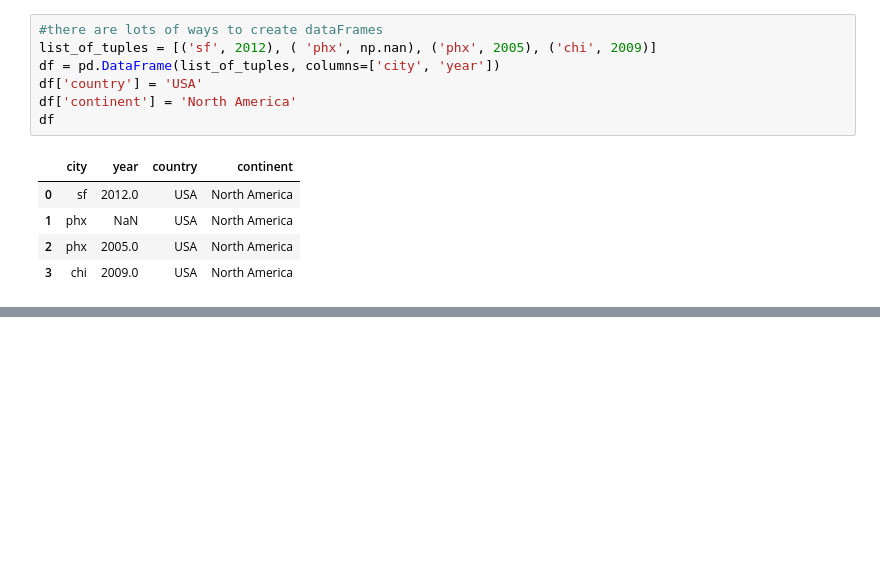
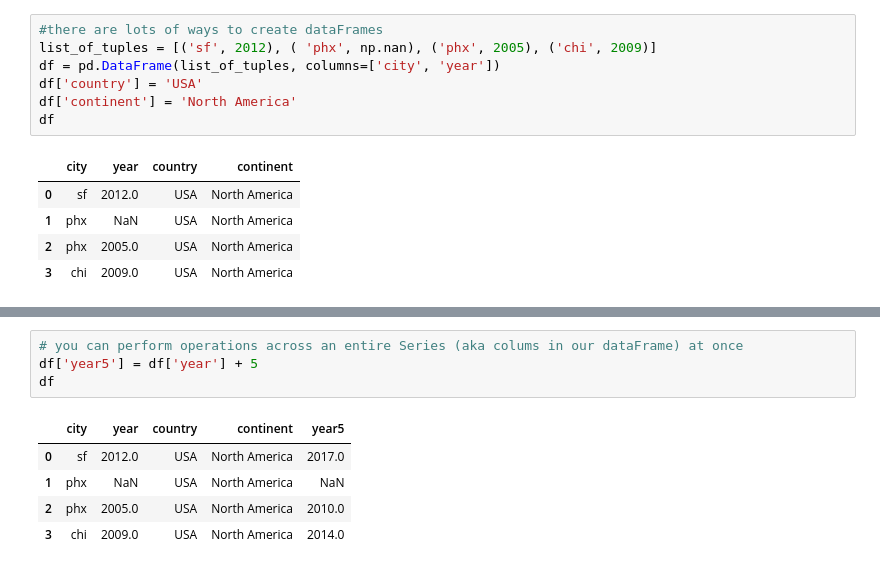
Before and after one commit to jrcomitre/pandas, a Jupyter notebook: lesson5.ipynb, the cells around one changed output, grey strips where cells are left out. Drawn from its saved outputs; the diff is of its cells as text; blank space fills up the shorter version.

```diff
--- a/lesson5.ipynb
+++ b/lesson5.ipynb
@@ -200,0 +277,10 @@ df
+# %%
+# you can perform operations across an entire Series (aka colums in our dataFrame) at once
+df['year5'] = df['year'] + 5
+df
+# %% [output]
+|  | city | year | country | continent | year5 |
+| 0 | sf | 2012.0 | USA | North America | 2017.0 |
+| 1 | phx | NaN | USA | North America | NaN |
+| 2 | phx | 2005.0 | USA | North America | 2010.0 |
+| 3 | chi | 2009.0 | USA | North America | 2014.0 |
```
Also changed, not shown: parts of 10 cells of this notebook.
